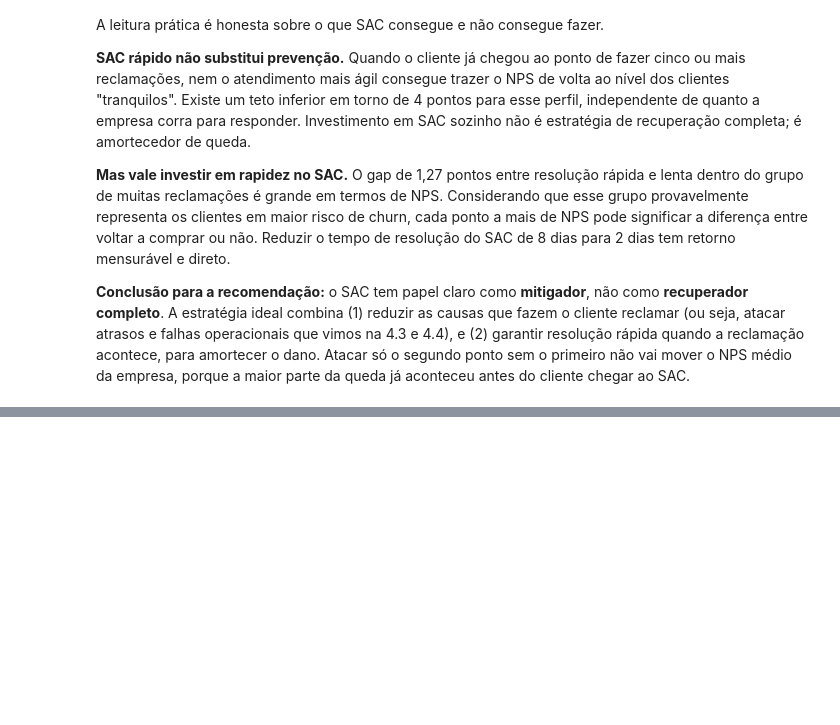
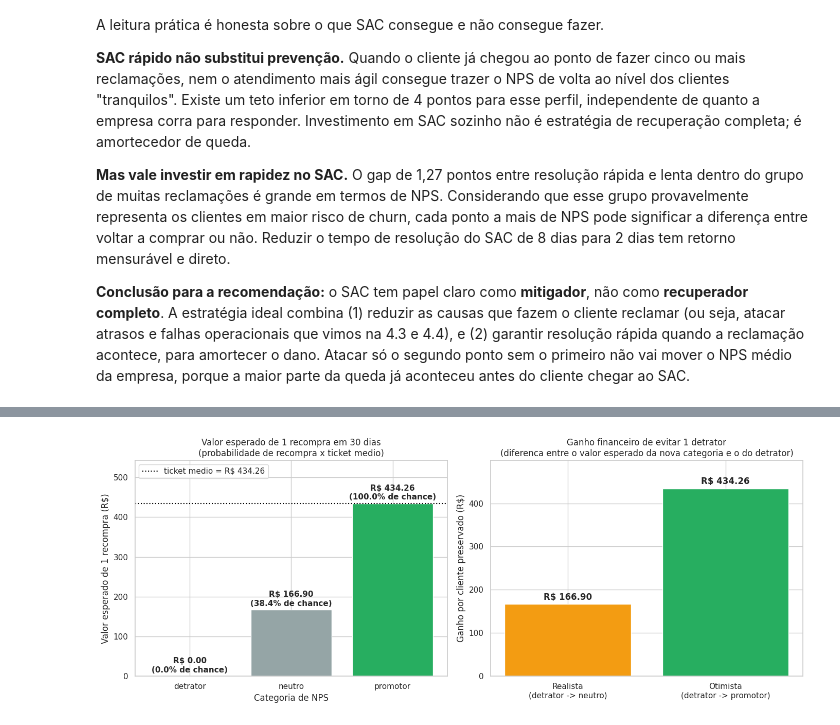
Before and after one commit to guillecosme/fiap-ai-scientist-tech-challange-fase-01, a Jupyter notebook: notebooks/04_eda.ipynb, the cells around one changed output, grey strips where cells are left out. Cells and saved outputs as stored; diff of their text form; code cells hidden in the pictures; blank space fills up the shorter version.

```diff
--- a/notebooks/04_eda.ipynb
+++ b/notebooks/04_eda.ipynb
@@ -602,0 +924,39 @@ A leitura prática é honesta sobre o que SAC consegue e não consegue fazer.
+# %%
+# Visualizacao: valor esperado de uma recompra por categoria de NPS
+# Mesma logica do calculo acima, em formato de grafico para tornar a comparacao visual
+
+categorias_calc = ["detrator", "neutro", "promotor"]
+valores_esperados = [valor_esperado_detrator, valor_esperado_neutro, valor_esperado_promotor]
+taxas = [taxa_detrator, taxa_neutro, taxa_promotor]
+cores_calc = [CORES_BUCKETS[c] for c in categorias_calc]
+
+fig, eixos = plt.subplots(1, 2, figsize=(14, 5.5))
+
+# Painel esquerdo: bar chart do valor esperado por categoria
+barras = eixos[0].bar(categorias_calc, valores_esperados, color=cores_calc, edgecolor="white")
+for i, (v, p) in enumerate(zip(valores_esperados, taxas)):
+    eixos[0].text(i, v + 10, f"R$ {v:.2f}\n({p:.1%} de chance)", ha="center", fontsize=11, fontweight="bold")
+eixos[0].axhline(ticket_medio, color="black", linestyle=":", linewidth=1.5,
+                 label=f"ticket medio = R$ {ticket_medio:.2f}")
+eixos[0].set_ylabel("Valor esperado de 1 recompra (R$)")
+eixos[0].set_xlabel("Categoria de NPS")
+eixos[0].set_title("Valor esperado de 1 recompra em 30 dias\n(probabilidade de recompra x ticket medio)")
+eixos[0].set_ylim(0, ticket_medio * 1.25)
+eixos[0].legend(loc="upper left")
+
+# Painel direito: bar chart do ganho potencial por cenario
+cenarios = ["Realista\n(detrator -> neutro)", "Otimista\n(detrator -> promotor)"]
+ganhos = [ganho_realista, ganho_otimista]
+cores_cen = ["#f39c12", "#27ae60"]
+barras2 = eixos[1].bar(cenarios, ganhos, color=cores_cen, edgecolor="white")
+for i, v in enumerate(ganhos):
+    eixos[1].text(i, v + 10, f"R$ {v:.2f}", ha="center", fontsize=12, fontweight="bold")
+eixos[1].set_ylabel("Ganho por cliente preservado (R$)")
+eixos[1].set_title("Ganho financeiro de evitar 1 detrator\n(diferenca entre o valor esperado da nova categoria e o do detrator)")
+eixos[1].set_ylim(0, ticket_medio * 1.15)
+
+fig.tight_layout()
+fig.savefig(PASTA_FIGURAS / "4_7_valor_economico_recompra.png", dpi=120, bbox_inches="tight")
+plt.show()
+# %% [output]
+[figure, added]
```
Also changed, not shown: parts of 33 cells of this notebook, 6 other files.
